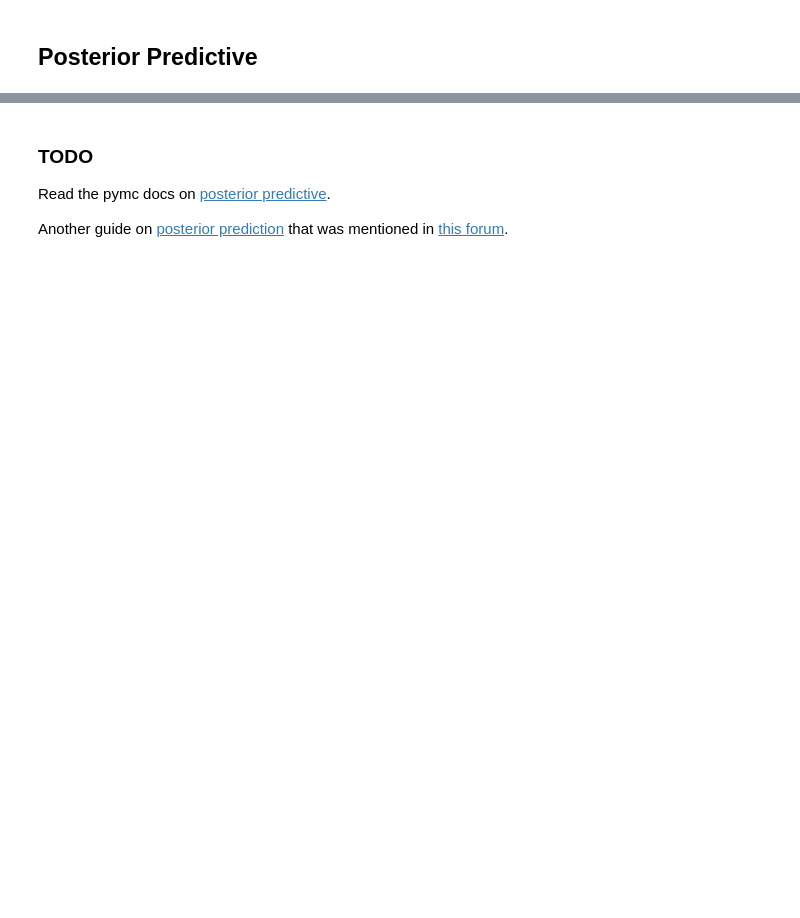
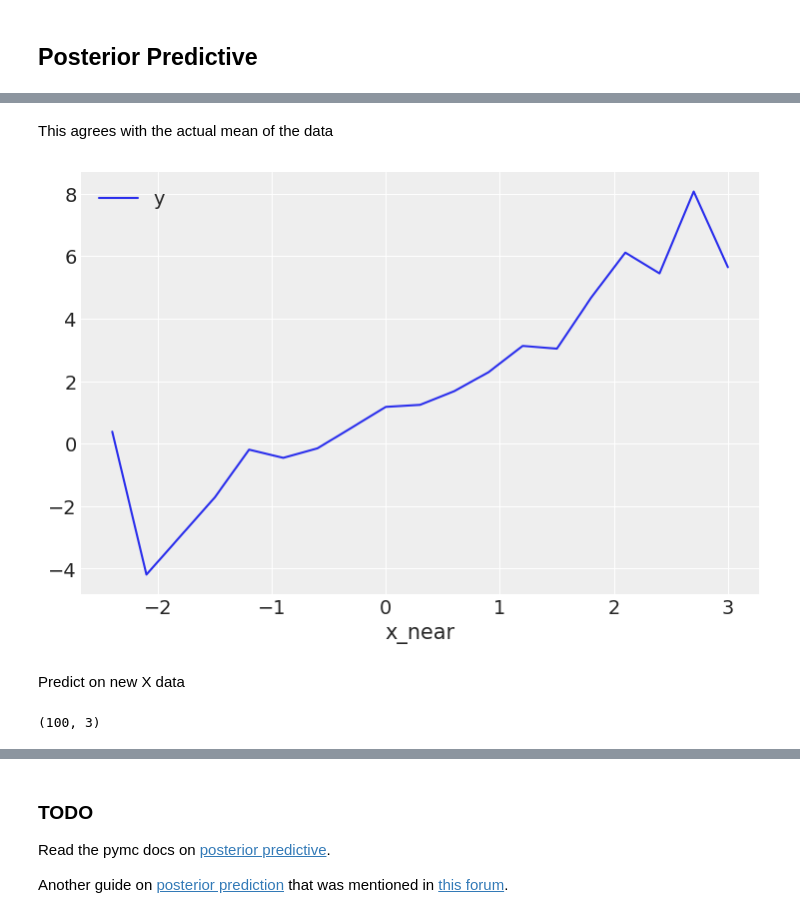
Before and after one commit to JakeRobertBaker/pymc_prophet, a Jupyter notebook: scratch_nuitpie.ipynb, the cells around one changed output, grey strips where cells are left out. Saved outputs shown, nothing was run; the diff lists cells and outputs as text; code cells hidden in the pictures; blank space fills up the shorter version.

```diff
--- a/scratch_nuitpie.ipynb
+++ b/scratch_nuitpie.ipynb
@@ -131,0 +160,13 @@ Attributes:
+# %% [markdown]
+This agrees with the actual mean of the data
+# %%
+delta = 3e-1
+mean_plot_df = pd.DataFrame(data = np.stack([X[:,1],Y], axis=1),columns=['x','y'])
+mean_plot_df['x_near'] = np.round(X[:,1]/delta)*delta
+mean_plot_df = mean_plot_df.groupby("x_near").agg({"y":"mean"}).reset_index()
+mean_plot_df.plot(x="x_near",y="y")
+pass
+# %% [output]
+[figure, added]
+# %% [markdown]
+Predict on new X data
@@ -131,0 +179,4 @@ Attributes:
+# %%
+X_out_of_sample.shape
+# %% [output]
+(100, 3)
```
Also changed, not shown: parts of 19 cells of this notebook, 3 other files.
